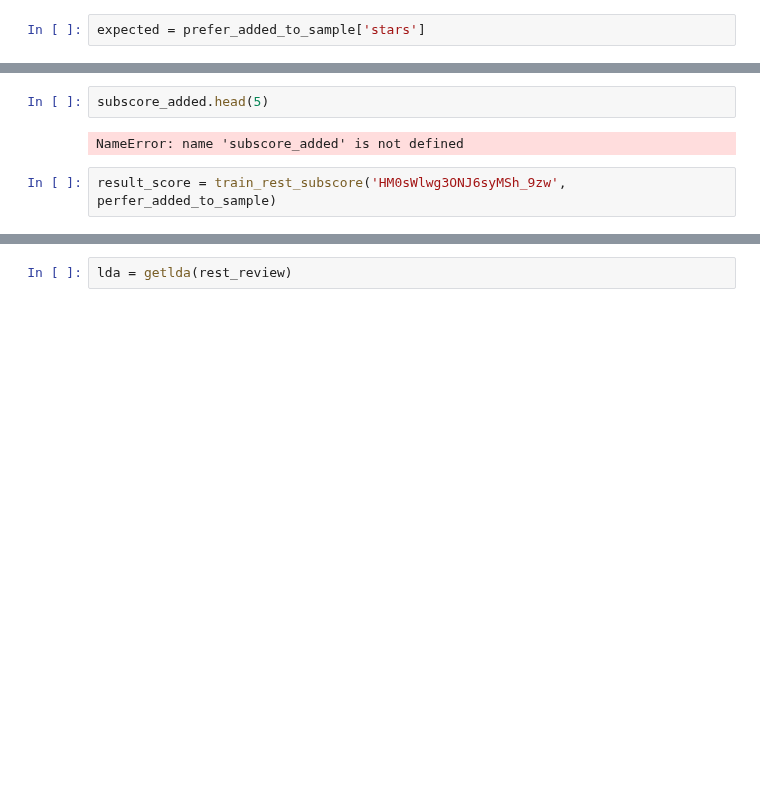
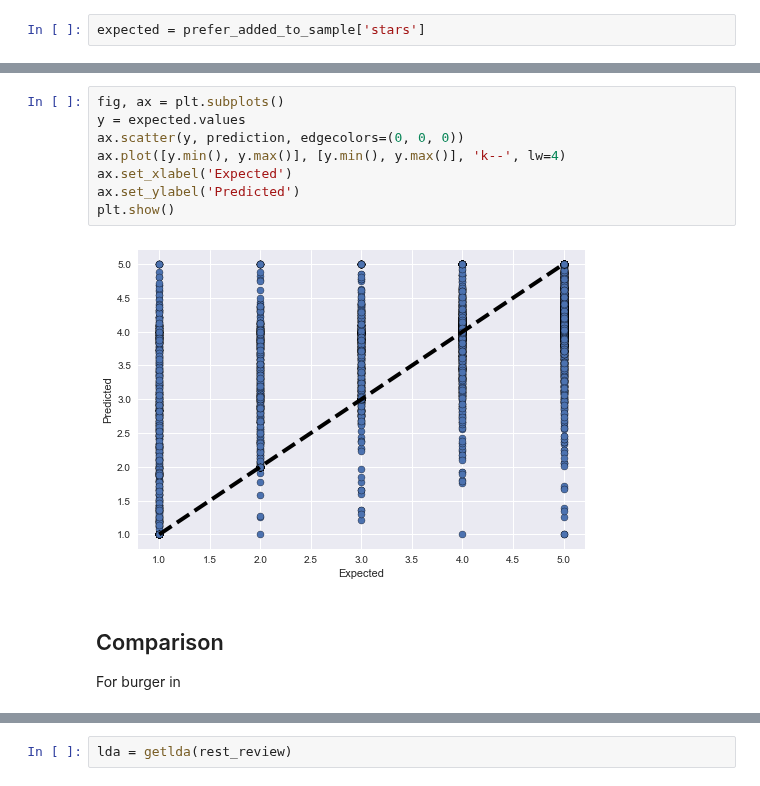
Before and after one commit to CornellDataScience/NLP_Research-FA17, a Jupyter notebook: latent_variable/Workspace/LasVegasBurger.ipynb, the cells around one changed output, grey strips where cells are left out. Drawn from its saved outputs; the diff is of its cells as text; blank space fills up the shorter version.

Commit message:
add plot

```diff
--- a/latent_variable/Workspace/LasVegasBurger.ipynb
+++ b/latent_variable/Workspace/LasVegasBurger.ipynb
@@ -313,9 +313,16 @@ mae = mean_absolute_error(expected, prediction)
 print('MAE: %f' % mae)
 # %% [output]
 MAE: 0.703260
-# %%
-subscore_added.head(5)
-# %% [output]
-NameError: name 'subscore_added' is not defined
-# %%
-result_score = train_rest_subscore('HM0sWlwg3ONJ6syMSh_9zw', perfer_added_to_sample)
+# %%
+fig, ax = plt.subplots()
+y = expected.values
+ax.scatter(y, prediction, edgecolors=(0, 0, 0))
+ax.plot([y.min(), y.max()], [y.min(), y.max()], 'k--', lw=4)
+ax.set_xlabel('Expected')
+ax.set_ylabel('Predicted')
+plt.show()
+# %% [output]
+[figure, added]
+# %% [markdown]
+## Comparison
+For burger in
```
Also changed, not shown: parts of 3 cells of this notebook, 1 other file.
